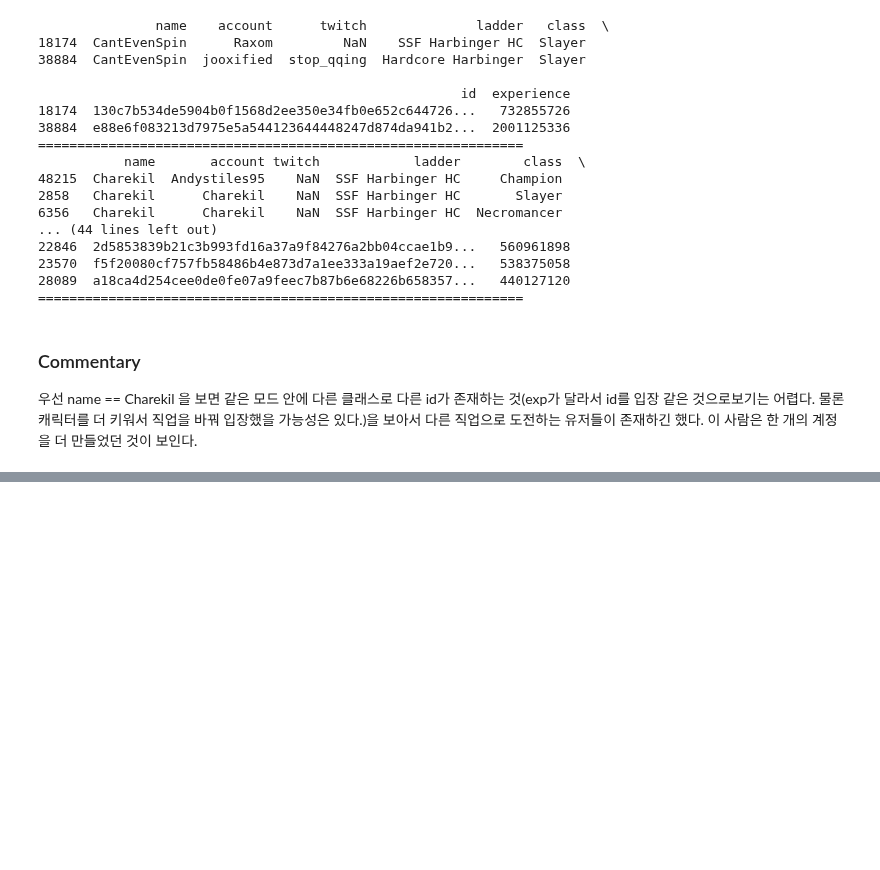
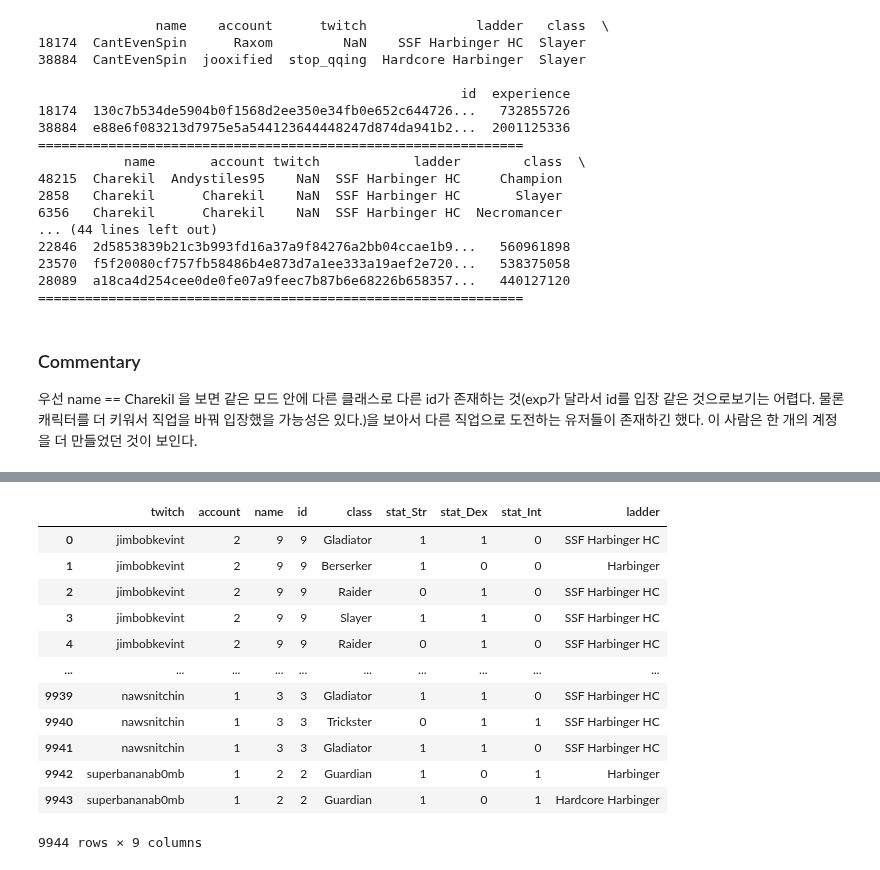
Before and after one commit to Angela-Park-JE/TIL_ver1, a Jupyter notebook: ToyPJT-POE_user/EDA_poe_stats_5_user.ipynb, the cells around one changed output, grey strips where cells are left out. Cells and saved outputs as stored; diff of their text form; code cells hidden in the pictures; blank space fills up the shorter version.

```diff
--- a/ToyPJT-POE_user/EDA_poe_stats_5_user.ipynb
+++ b/ToyPJT-POE_user/EDA_poe_stats_5_user.ipynb
@@ -798,0 +805,3 @@ for i in samename_diffacc1:
+# %%
+grouped_twitch = df[['account','name', 'id', 'twitch']].groupby(by = 'twitch', as_index = 'twitch').nunique().sort_values('id', ascending = False)
+grouped_twitch
@@ -798,0 +842,5 @@ for i in samename_diffacc1:
+# %%
+# 인덱싱 다시
+
+bin_df = grouped_twitch[grouped_twitch['id']>1].sort_values('account', ascending = False).reset_index()
+bin_df
@@ -798,0 +861,19 @@ for i in samename_diffacc1:
+# %%
+# merge를 이용하여 각 유저들이 가진 직업들이나 모드 등을 데려온다
+
+twitch_df = pd.merge(bin_df, df[['twitch', 'class', 'stat_Str', 'stat_Dex', 'stat_Int', 'ladder']])
+twitch_df
+# %% [output]
+|  | twitch | account | name | id | class | stat_Str | stat_Dex | stat_Int | ladder |
+| 0 | jimbobkevint | 2 | 9 | 9 | Gladiator | 1 | 1 | 0 | SSF Harbinger HC |
+| 1 | jimbobkevint | 2 | 9 | 9 | Berserker | 1 | 0 | 0 | Harbinger |
+| 2 | jimbobkevint | 2 | 9 | 9 | Raider | 0 | 1 | 0 | SSF Harbinger HC |
+| 3 | jimbobkevint | 2 | 9 | 9 | Slayer | 1 | 1 | 0 | SSF Harbinger HC |
+| 4 | jimbobkevint | 2 | 9 | 9 | Raider | 0 | 1 | 0 | SSF Harbinger HC |
+| ... | ... | ... | ... | ... | ... | ... | ... | ... | ... |
+| 9939 | nawsnitchin | 1 | 3 | 3 | Gladiator | 1 | 1 | 0 | SSF Harbinger HC |
+| 9940 | nawsnitchin | 1 | 3 | 3 | Trickster | 0 | 1 | 1 | SSF Harbinger HC |
+| 9941 | nawsnitchin | 1 | 3 | 3 | Gladiator | 1 | 1 | 0 | SSF Harbinger HC |
+| 9942 | superbananab0mb | 1 | 2 | 2 | Guardian | 1 | 0 | 1 | Harbinger |
+| 9943 | superbananab0mb | 1 | 2 | 2 | Guardian | 1 | 0 | 1 | Hardcore Harbinger |
+9944 rows × 9 columns
```
Also changed, not shown: parts of 9 cells of this notebook.
